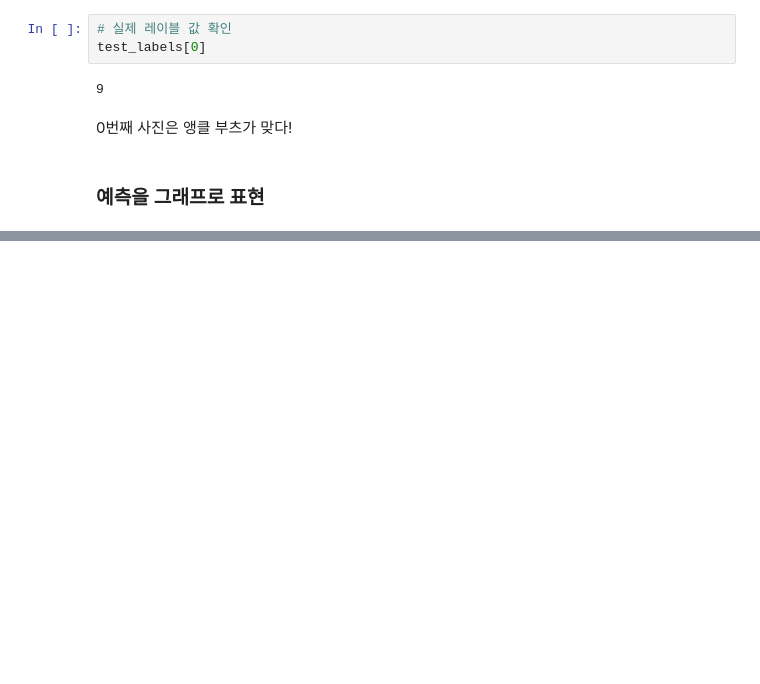
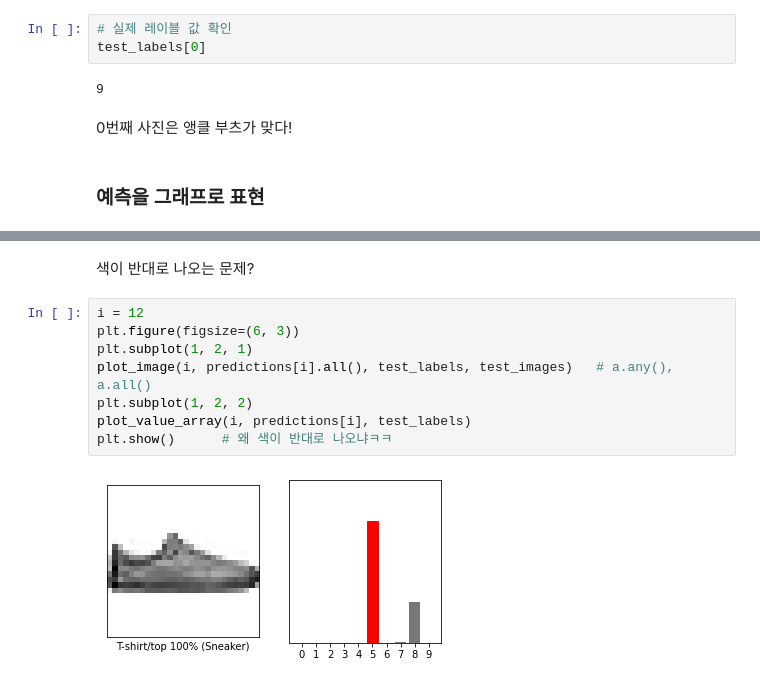
Before and after one commit to min02choi/Machine-Learning, a Jupyter notebook: Basic_Image_Classify.ipynb, the cells around one changed output, grey strips where cells are left out. Cells and saved outputs as stored; diff of their text form; blank space fills up the shorter version.

```diff
--- a/Basic_Image_Classify.ipynb
+++ b/Basic_Image_Classify.ipynb
@@ -238,0 +243,12 @@ ValueError: ignored
+# %% [markdown]
+색이 반대로 나오는 문제?
+# %%
+i = 12
+plt.figure(figsize=(6, 3))
+plt.subplot(1, 2, 1)
+plot_image(i, predictions[i].all(), test_labels, test_images)   # a.any(), a.all()
+plt.subplot(1, 2, 2)
+plot_value_array(i, predictions[i], test_labels)
+plt.show()      # 왜 색이 반대로 나오냐ㅋㅋ
+# %% [output]
+[figure, added]
```
Also changed, not shown: parts of 19 cells of this notebook.
